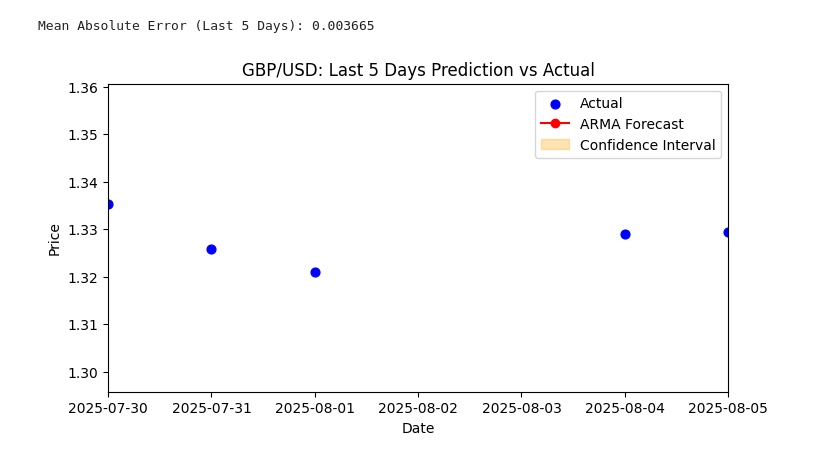
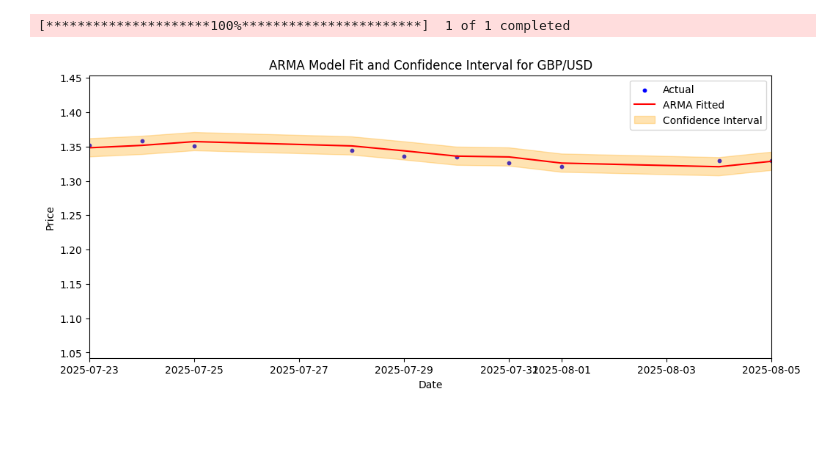
Before and after one commit to snowy615/trade_old_archive, a Jupyter notebook: ARMA 2.ipynb, the cells around one changed output. Saved outputs shown, nothing was run; the diff lists cells and outputs as text; code cells hidden in the pictures; blank space fills up the shorter version.

Commit message:
ARMA

```diff
--- a/ARMA 2.ipynb
+++ b/ARMA 2.ipynb
@@ -34,29 +34,34 @@ plt.show()
-# %%
-import numpy as np
-
-# Forecast the next 5 days
-forecast_res = model_fit.get_forecast(steps=5)
-forecast = forecast_res.predicted_mean
-conf_int_forecast = forecast_res.conf_int()
-
-# Get actual values for the last 5 days
-actual_last5 = prices[-5:]
-
-# Calculate mean absolute error
-mae = np.mean(np.abs(forecast.values - actual_last5.values))
-print(f"Mean Absolute Error (Last 5 Days): {mae:.6f}")
-
-# Plot zoomed-in prediction vs actual (x-axis: last 5 days only)
-plt.figure(figsize=(8, 4))
-plt.scatter(actual_last5.index, actual_last5.values, label='Actual', color='blue', s=40)
-plt.plot(forecast.index, forecast.values, label='ARMA Forecast', color='red', marker='o')
-plt.fill_between(forecast.index, conf_int_forecast.iloc[:, 0], conf_int_forecast.iloc[:, 1], color='orange', alpha=0.3, label='Confidence Interval')
-plt.title('GBP/USD: Last 5 Days Prediction vs Actual')
-plt.xlabel('Date')
-plt.ylabel('Price')
-plt.xlim([actual_last5.index[0], actual_last5.index[-1]])  # Limit x-axis to last 5 days
-plt.legend()
-plt.show()
-# %% [output]
-Mean Absolute Error (Last 5 Days): 0.003665
-[figure, removed]
+# %%
+import pandas as pd
+import yfinance as yf
+from statsmodels.tsa.arima.model import ARIMA
+import matplotlib.pyplot as plt
+
+# Download 5 years of GBP/USD daily data
+data = yf.download('GBPUSD=X', period='5y', interval='1d')
+prices = data['Close'].dropna()
+
+# Fit ARMA model (ARMA is ARIMA with d=0)
+model = ARIMA(prices, order=(2, 0, 2))
+model_fit = model.fit()
+
+# Get in-sample predictions and confidence intervals
+pred_res = model_fit.get_prediction()
+fitted = pred_res.predicted_mean
+conf_int = pred_res.conf_int()
+
+# Plot actual prices (scatter), ARMA fitted (line), and confidence interval (color)
+plt.figure(figsize=(12, 5))
+plt.scatter(prices.index, prices.values, label='Actual', color='blue', s=10)
+plt.plot(prices.index, fitted, label='ARMA Fitted', color='red')
+plt.fill_between(prices.index, conf_int.iloc[:, 0], conf_int.iloc[:, 1], color='orange', alpha=0.3, label='Confidence Interval')
+
+plt.title('ARMA Model Fit and Confidence Interval for GBP/USD')
+plt.xlabel('Date')
+plt.ylabel('Price')
+plt.xlim([prices.index[-10], prices.index[-1]])  # Show only last 10 days
+plt.legend()
+plt.show()
+# %% [output]
+[*********************100%***********************]  1 of 1 completed
+[figure, added]
```
Also changed, not shown: parts of 4 cells of this notebook.
